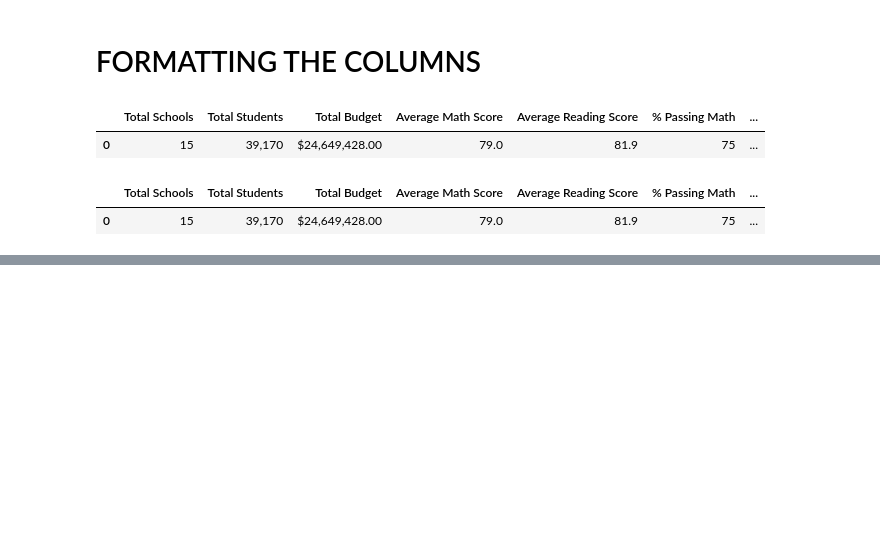
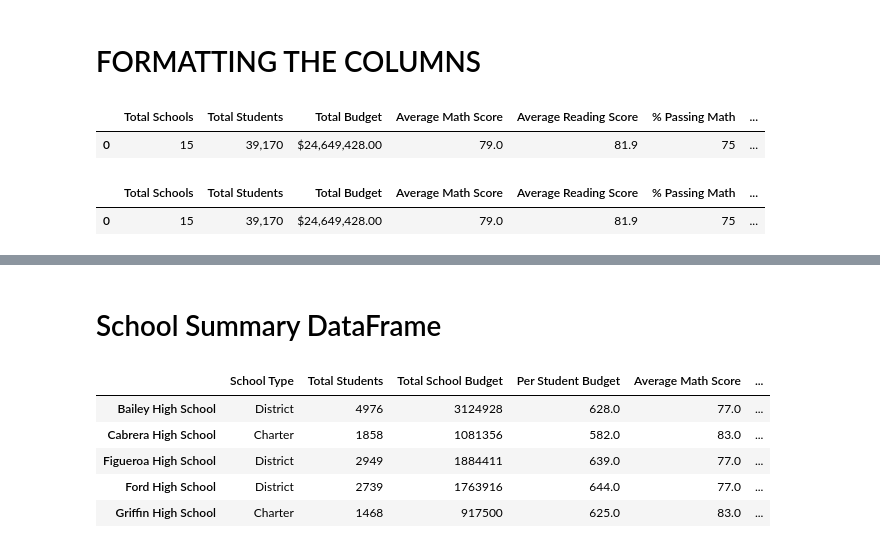
Before and after one commit to Michaelfr22/School_District_Analysis, a Jupyter notebook: PyCitySchools.ipynb, the cells around one changed output, grey strips where cells are left out. Drawn from its saved outputs; the diff is of its cells as text; code cells hidden in the pictures; blank space fills up the shorter version.

```diff
--- a/PyCitySchools.ipynb
+++ b/PyCitySchools.ipynb
@@ -375,0 +595,5 @@ district_summary_df
+# %%
+# Calculate the number of students passing math and passing reading by school.
+per_school_passing_math = per_school_passing_math.groupby(["school_name"]).count()["student_name"]
+
+per_school_passing_reading = per_school_passing_reading.groupby(["school_name"]).count()["student_name"]
@@ -375,0 +640,4 @@ district_summary_df
+# %%
+# Calculate the overall passing percentage.
+per_overall_passing_percentage = per_passing_math_reading / per_school_counts * 100
+round(per_overall_passing_percentage)
@@ -375,0 +661,23 @@ district_summary_df
+# %% [markdown]
+# School Summary DataFrame
+# %%
+# Adding a list of values with keys to create a new DataFrame.
+
+per_school_summary_df = pd.DataFrame({
+             "School Type": per_school_types,
+             "Total Students": per_school_counts,
+             "Total School Budget": per_school_budget,
+             "Per Student Budget": per_school_capita,
+             "Average Math Score": per_school_math,
+           "Average Reading Score": per_school_reading,
+           "% Passing Math": per_school_passing_math,
+           "% Passing Reading": per_school_passing_reading,
+           "% Overall Passing": per_overall_passing_percentage})
+per_school_summary_df.head()
+# %% [output]
+|  | School Type | Total Students | Total School Budget | Per Student Budget | Average Math Score | ... |
+| Bailey High School | District | 4976 | 3124928 | 628.0 | 77.0 | ... |
+| Cabrera High School | Charter | 1858 | 1081356 | 582.0 | 83.0 | ... |
+| Figueroa High School | District | 2949 | 1884411 | 639.0 | 77.0 | ... |
+| Ford High School | District | 2739 | 1763916 | 644.0 | 77.0 | ... |
+| Griffin High School | Charter | 1468 | 917500 | 625.0 | 83.0 | ... |
```
Also changed, not shown: parts of 20 cells of this notebook.
